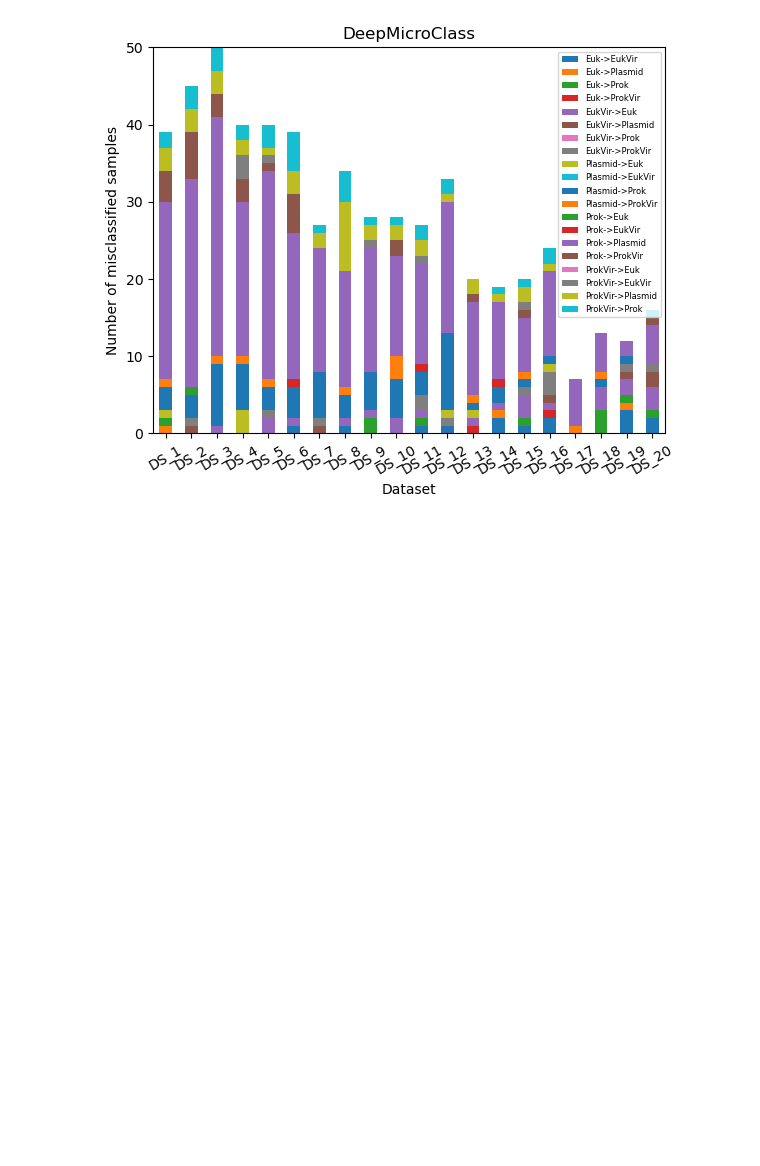
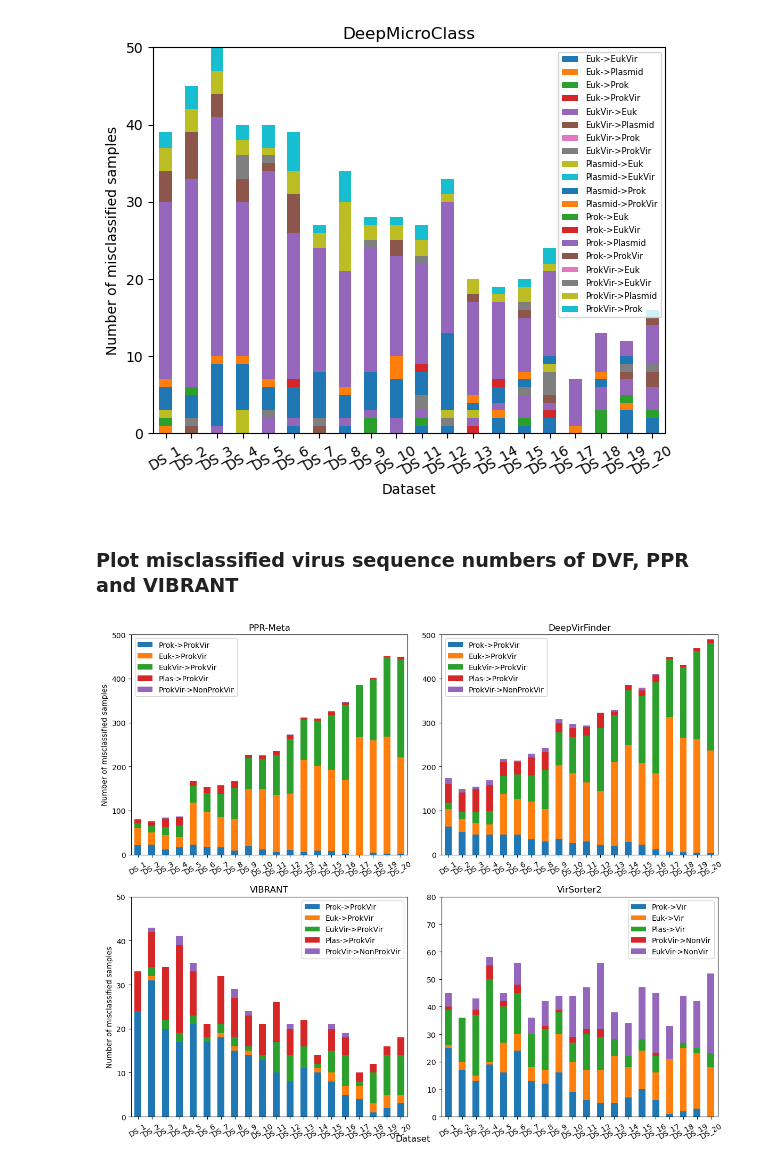
Before and after one commit to chengsly/DeepMicroClass, a Jupyter notebook: plot_figures/plot_acc_f1/visualize_misclassified.ipynb, the cells around one changed output. Saved outputs shown, nothing was run; the diff lists cells and outputs as text; code cells hidden in the pictures; blank space fills up the shorter version.

```diff
--- a/plot_figures/plot_acc_f1/visualize_misclassified.ipynb
+++ b/plot_figures/plot_acc_f1/visualize_misclassified.ipynb
@@ -78,3 +78,46 @@ fig.tight_layout()
 fig.savefig('/home/tianqi/project/DeepMicrobeFinder/plot_figures/plot_acc_f1/analysis_results/mistake_dmc.pdf', bbox_inches='tight')
 # %% [output]
 [figure]
+# %% [markdown]
+### Plot misclassified virus sequence numbers of DVF, PPR and VIBRANT
+# %%
+ppr = pd.read_csv('/home/tianqi/project/DeepMicrobeFinder/perf_summary/misclassified_ppr_prokvir.csv')
+ppr.index = xticks
+
+dvf = pd.read_csv('/home/tianqi/project/DeepMicrobeFinder/perf_summary/misclassified_dvf.csv')
+dvf.index = xticks
+
+vibrant = pd.read_csv('/home/tianqi/project/DeepMicrobeFinder/perf_summary/misclassified_vibrant.csv')
+vibrant.index = xticks
+
+virsorter = pd.read_csv('/home/tianqi/project/DeepMicrobeFinder/perf_summary/misclassified_virsorter2.csv')
+virsorter.index = xticks
+
+fig, ax = plt.subplots(2, 2, figsize=(12, 10))
+ppr.plot.bar(stacked=True, ax=ax[0, 0])
+ax[0, 0].set_title('PPR-Meta')
+ax[0, 0].set_ylabel('Number of misclassified samples')
+ax[0, 0].set_ylim(0, 500)
+ax[0, 0].tick_params(axis='x', labelrotation=30)
+
+dvf.plot.bar(stacked=True, ax=ax[0, 1])
+ax[0, 1].set_title('DeepVirFinder')
+ax[0, 1].set_ylim(0, 500)
+ax[0, 1].tick_params(axis='x', labelrotation=30)
+
+vibrant.plot.bar(stacked=True, ax=ax[1, 0])
+ax[1, 0].set_title('VIBRANT')
+ax[1, 0].set_ylabel('Number of misclassified samples')
+ax[1, 0].set_ylim(0, 50)
+ax[1, 0].tick_params(axis='x', labelrotation=30)
+
+virsorter.plot.bar(stacked=True, ax=ax[1, 1])
+ax[1, 1].set_title('VirSorter2')
+ax[1, 1].set_ylim(0, 80)
+ax[1, 1].tick_params(axis='x', labelrotation=30)
+
+fig.tight_layout()
+fig.supxlabel('Dataset')
+fig.savefig('/home/tianqi/project/DeepMicrobeFinder/plot_figures/plot_acc_f1/analysis_results/mistake_vir.pdf', bbox_inches='tight')
+# %% [output]
+[figure, added]
```
Also changed, not shown: 17 other files.
